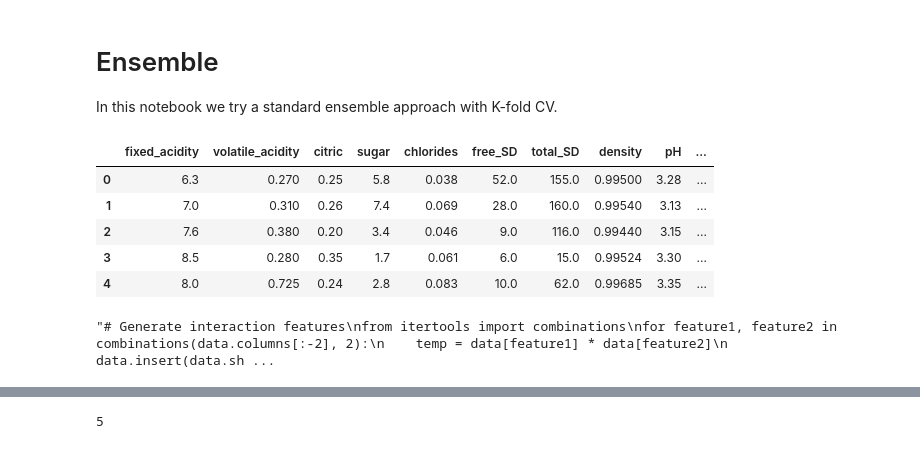
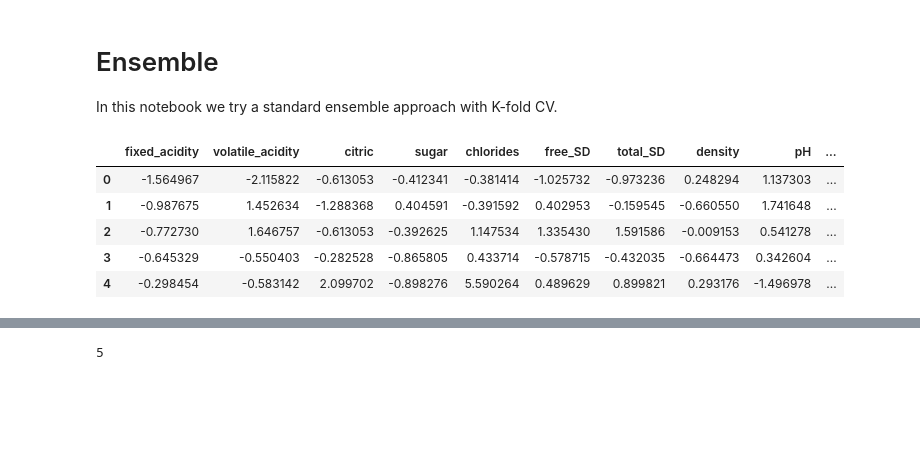
Before and after one commit to rcolomina/wine-challenge, a Jupyter notebook: Ensemble.ipynb, the cells around one changed output, grey strips where cells are left out. Cells and saved outputs as stored; diff of their text form; code cells hidden in the pictures; blank space fills up the shorter version.

```diff
--- a/Ensemble.ipynb
+++ b/Ensemble.ipynb
@@ -12,26 +12,29 @@ from sklearn.metrics import mean_absolute_error, accuracy_score, confusion_matri
 # %%
 #data = pd.read_csv('data/red_normal.csv')
 #data = pd.read_csv('data/red_data.csv')
 #data = pd.read_csv('data/white_normal.csv')
 #data = pd.read_csv('data/white_data.csv')
-#data = pd.read_csv('data/wine_normal.csv')
-data = pd.read_csv('data/wine_data.csv')
+data = pd.read_csv('data/wine_normal.csv')
+#data = pd.read_csv('data/wine_data.csv')
 data.head()
 # %% [output]
 |  | fixed_acidity | volatile_acidity | citric | sugar | chlorides | free_SD | total_SD | density | pH | ... |
-| 0 | 6.3 | 0.270 | 0.25 | 5.8 | 0.038 | 52.0 | 155.0 | 0.99500 | 3.28 | ... |
-| 1 | 7.0 | 0.310 | 0.26 | 7.4 | 0.069 | 28.0 | 160.0 | 0.99540 | 3.13 | ... |
-| 2 | 7.6 | 0.380 | 0.20 | 3.4 | 0.046 | 9.0 | 116.0 | 0.99440 | 3.15 | ... |
-| 3 | 8.5 | 0.280 | 0.35 | 1.7 | 0.061 | 6.0 | 15.0 | 0.99524 | 3.30 | ... |
-| 4 | 8.0 | 0.725 | 0.24 | 2.8 | 0.083 | 10.0 | 62.0 | 0.99685 | 3.35 | ... |
+| 0 | -1.564967 | -2.115822 | -0.613053 | -0.412341 | -0.381414 | -1.025732 | -0.973236 | 0.248294 | 1.137303 | ... |
+| 1 | -0.987675 | 1.452634 | -1.288368 | 0.404591 | -0.391592 | 0.402953 | -0.159545 | -0.660550 | 1.741648 | ... |
+| 2 | -0.772730 | 1.646757 | -0.613053 | -0.392625 | 1.147534 | 1.335430 | 1.591586 | -0.009153 | 0.541278 | ... |
+| 3 | -0.645329 | -0.550403 | -0.282528 | -0.865805 | 0.433714 | -0.578715 | -0.432035 | -0.664473 | 0.342604 | ... |
+| 4 | -0.298454 | -0.583142 | 2.099702 | -0.898276 | 5.590264 | 0.489629 | 0.899821 | 0.293176 | -1.496978 | ... |
 # %%
-"""# Generate interaction features
-from itertools import combinations
-for feature1, feature2 in combinations(data.columns[:-2], 2):
-    temp = data[feature1] * data[feature2]
-    data.insert(data.shape[1]-1, feature1 + 'x' + feature2, temp)"""
+# Optionally generate interaction features x*y and x**2
+if True:
+    from itertools import combinations
+    old_features = [name for name in data.columns if not 'type' in name and name != "quality"]
+    for feature1, feature2 in combinations(old_features, 2):
+        temp = data[feature1] * data[feature2]
+        data.insert(data.shape[1]-1, feature1 + 'x' + feature2, temp)
+
+    for name in old_features:
+         data.insert(data.shape[1]-1, name + '**2', data[name]*data[name])
-# %% [output]
-"# Generate interaction features\nfrom itertools import combinations\nfor feature1, feature2 in combinations(data.columns[:-2], 2):\n    temp = data[feature1] * data[feature2]\n    data.insert(data.sh ...
 # %%
 data.head()
 # %% [output]
```
Also changed, not shown: parts of 13 cells of this notebook, 3 other files.
